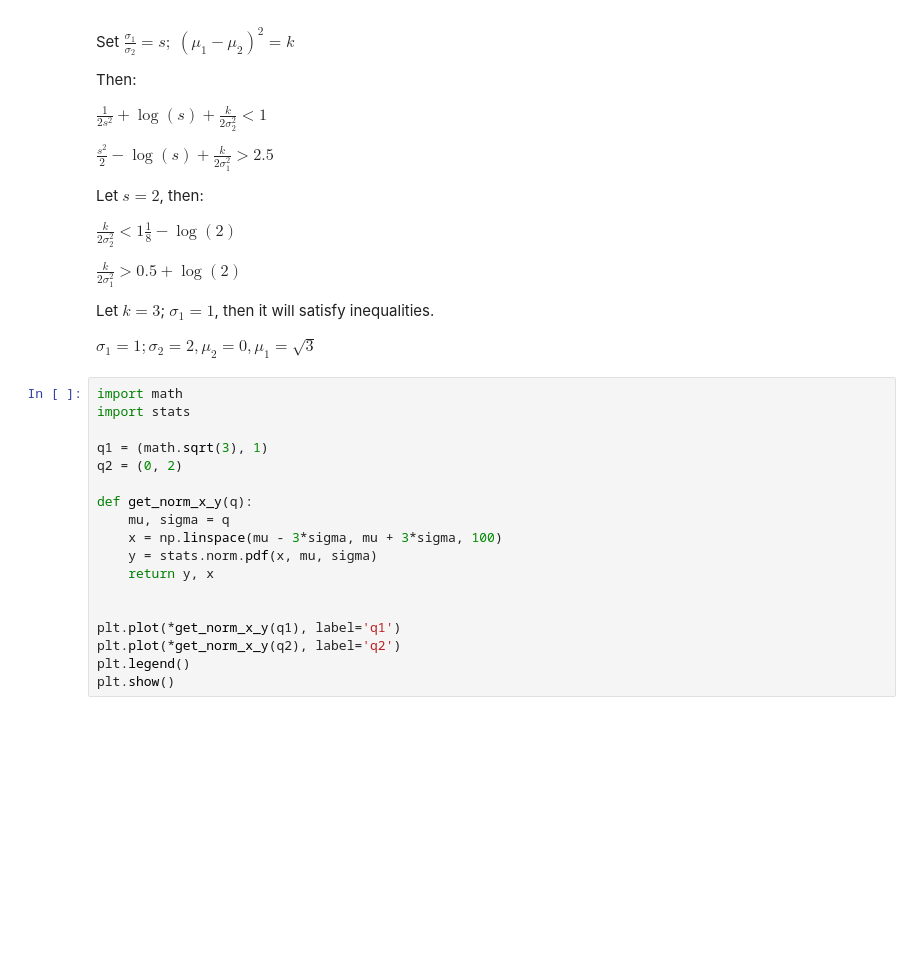
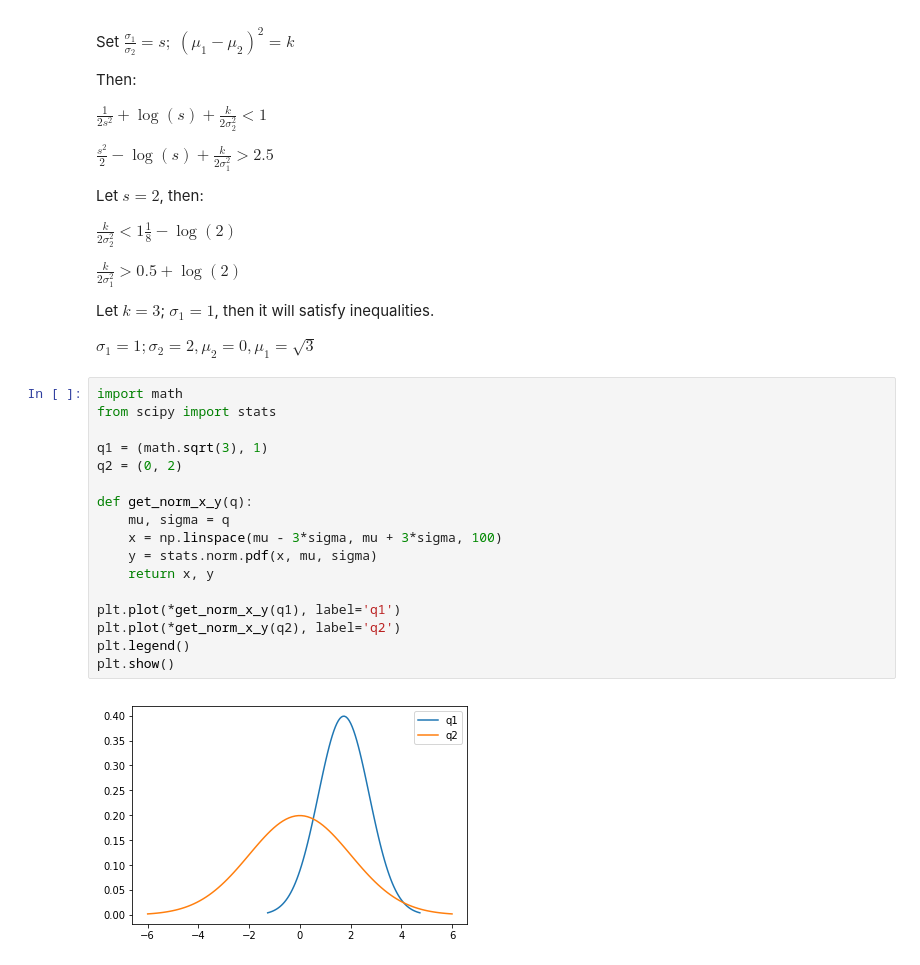
Before and after one commit to awant/variational_inference, a Jupyter notebook: SentVAE.ipynb, the cells around one changed output. Cells and saved outputs as stored; diff of their text form; blank space fills up the shorter version.

```diff
--- a/SentVAE.ipynb
+++ b/SentVAE.ipynb
@@ -1326,19 +1333,20 @@ Let $k = 3$; $\sigma_1 = 1$, then it will satisfy inequalities.
 $\sigma_1 = 1; \sigma_2 = 2, \mu_2 = 0, \mu_1 = \sqrt 3$
 # %%
 import math
-import stats
+from scipy import stats
 
 q1 = (math.sqrt(3), 1)
 q2 = (0, 2)
 
 def get_norm_x_y(q):
     mu, sigma = q
     x = np.linspace(mu - 3*sigma, mu + 3*sigma, 100)
     y = stats.norm.pdf(x, mu, sigma)
-    return y, x
-
+    return x, y
 
 plt.plot(*get_norm_x_y(q1), label='q1')
 plt.plot(*get_norm_x_y(q2), label='q2')
 plt.legend()
 plt.show()
+# %% [output]
+[figure, added]
```
Also changed, not shown: parts of 15 cells of this notebook.
